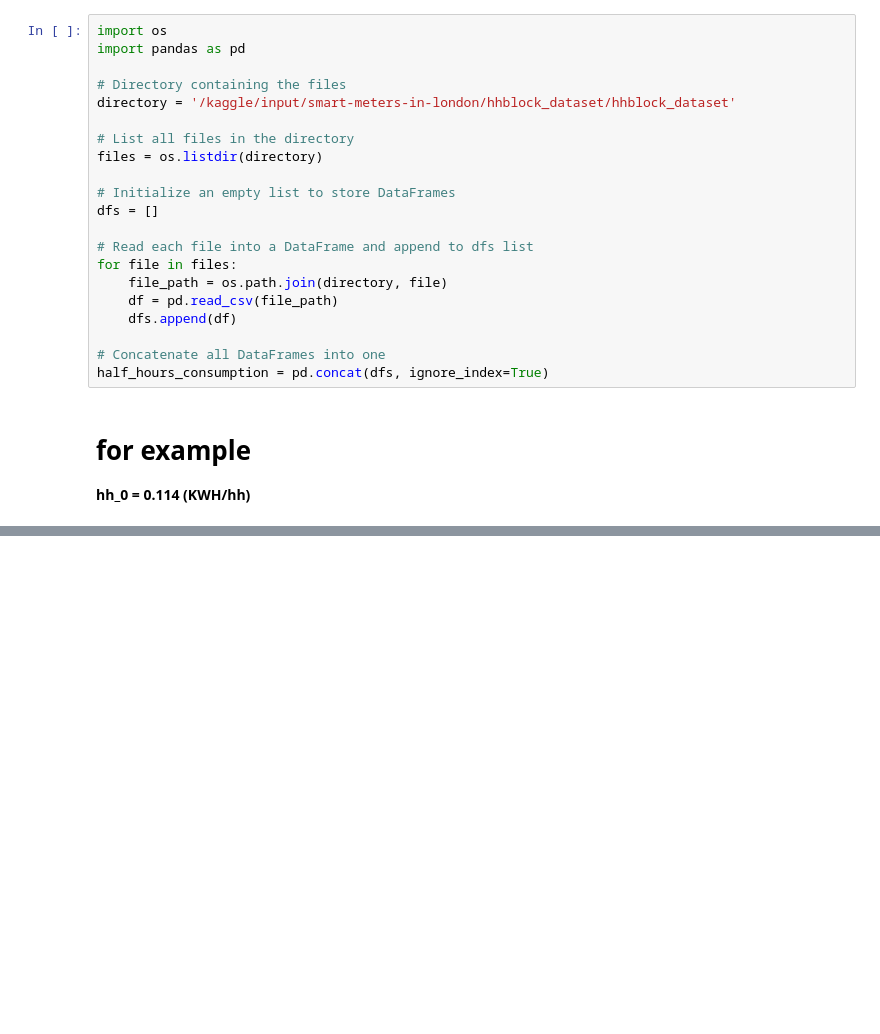
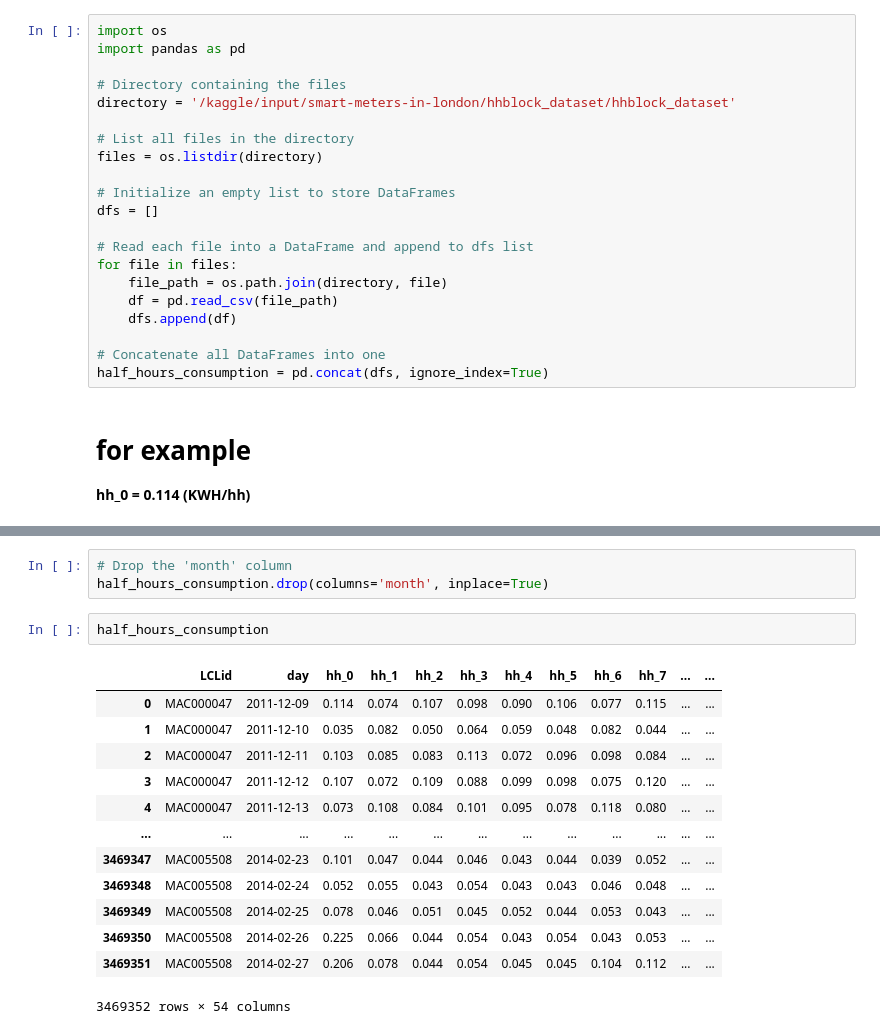
Before and after one commit to Youssef22Ashraf/-Electricity-Consumption-Prediction-in-Egypt, a Jupyter notebook: smart-meters-pp.ipynb, the cells around one changed output, grey strips where cells are left out. Saved outputs shown, nothing was run; the diff lists cells and outputs as text; blank space fills up the shorter version.

```diff
--- a/smart-meters-pp.ipynb
+++ b/smart-meters-pp.ipynb
@@ -140,0 +385,19 @@ half_hours_consumption
+# %%
+# Drop the 'month' column
+half_hours_consumption.drop(columns='month', inplace=True)
+# %%
+half_hours_consumption
+# %% [output]
+|  | LCLid | day | hh_0 | hh_1 | hh_2 | hh_3 | hh_4 | hh_5 | hh_6 | hh_7 | ... | ... |
+| 0 | MAC000047 | 2011-12-09 | 0.114 | 0.074 | 0.107 | 0.098 | 0.090 | 0.106 | 0.077 | 0.115 | ... | ... |
+| 1 | MAC000047 | 2011-12-10 | 0.035 | 0.082 | 0.050 | 0.064 | 0.059 | 0.048 | 0.082 | 0.044 | ... | ... |
+| 2 | MAC000047 | 2011-12-11 | 0.103 | 0.085 | 0.083 | 0.113 | 0.072 | 0.096 | 0.098 | 0.084 | ... | ... |
+| 3 | MAC000047 | 2011-12-12 | 0.107 | 0.072 | 0.109 | 0.088 | 0.099 | 0.098 | 0.075 | 0.120 | ... | ... |
+| 4 | MAC000047 | 2011-12-13 | 0.073 | 0.108 | 0.084 | 0.101 | 0.095 | 0.078 | 0.118 | 0.080 | ... | ... |
+| ... | ... | ... | ... | ... | ... | ... | ... | ... | ... | ... | ... | ... |
+| 3469347 | MAC005508 | 2014-02-23 | 0.101 | 0.047 | 0.044 | 0.046 | 0.043 | 0.044 | 0.039 | 0.052 | ... | ... |
+| 3469348 | MAC005508 | 2014-02-24 | 0.052 | 0.055 | 0.043 | 0.054 | 0.043 | 0.043 | 0.046 | 0.048 | ... | ... |
+| 3469349 | MAC005508 | 2014-02-25 | 0.078 | 0.046 | 0.051 | 0.045 | 0.052 | 0.044 | 0.053 | 0.043 | ... | ... |
+| 3469350 | MAC005508 | 2014-02-26 | 0.225 | 0.066 | 0.044 | 0.054 | 0.043 | 0.054 | 0.043 | 0.053 | ... | ... |
+| 3469351 | MAC005508 | 2014-02-27 | 0.206 | 0.078 | 0.044 | 0.054 | 0.045 | 0.045 | 0.104 | 0.112 | ... | ... |
+3469352 rows × 54 columns
```
Also changed, not shown: parts of 19 cells of this notebook.
